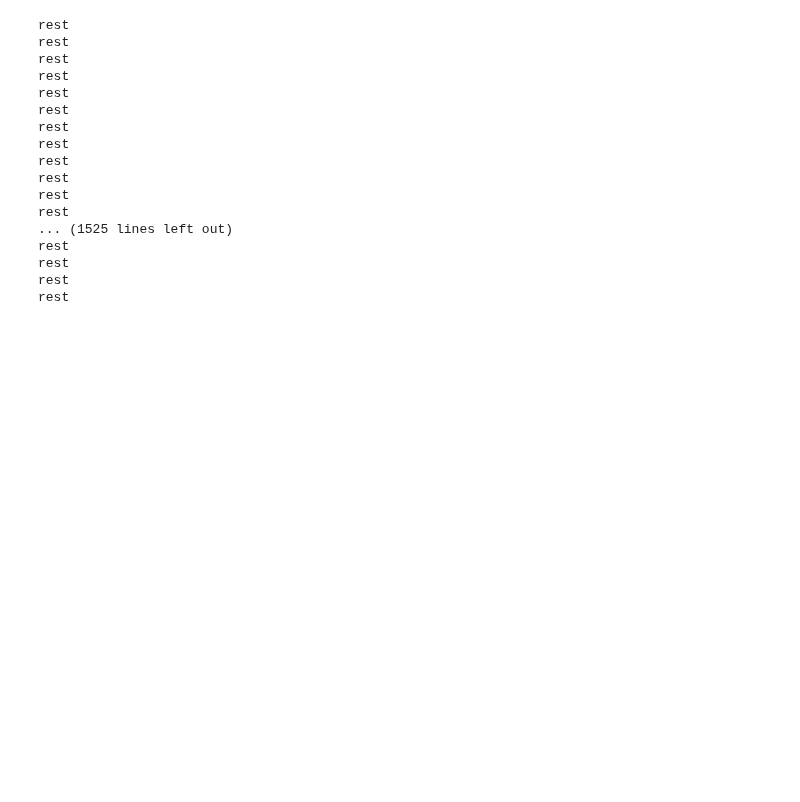
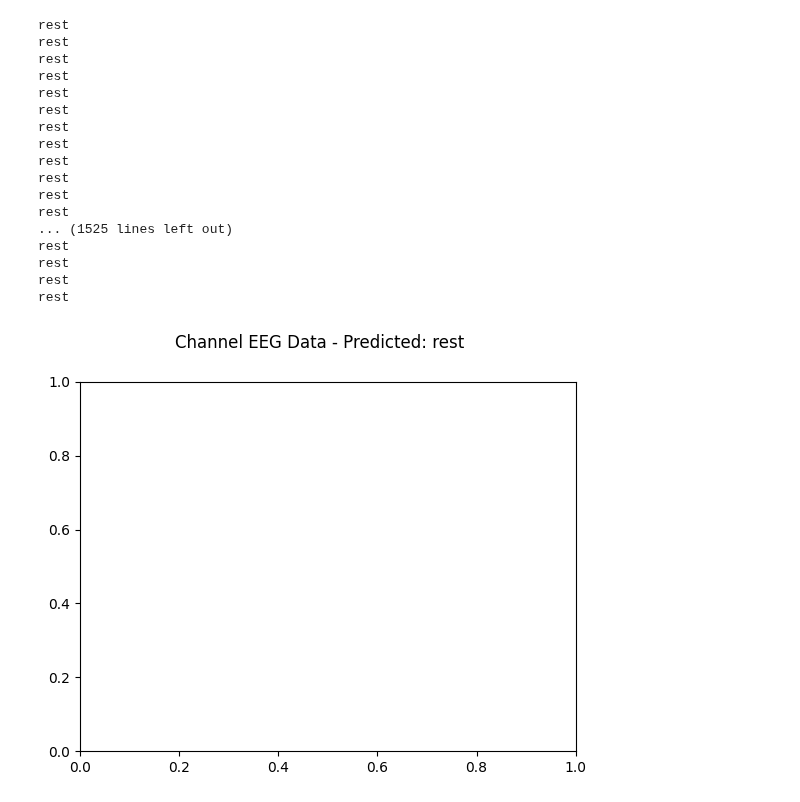
Before and after one commit to greenishcore/Hands-on-EEG, a Jupyter notebook: app/visialization.ipynb, the cells around one changed output. Drawn from its saved outputs; the diff is of its cells as text; code cells hidden in the pictures; blank space fills up the shorter version.

```diff
--- a/app/visialization.ipynb
+++ b/app/visialization.ipynb
@@ -109,3 +109,37 @@ rest
 rest
 rest
 rest
+# %%
+import pandas as pd
+import numpy as np
+import matplotlib.pyplot as plt
+from matplotlib.animation import FuncAnimation
+save_path = 'C:\\Users\\a1882\Desktop\EEG\\new_implement\model\cnn_128_100e_97.pt'
+model.load_state_dict(torch.load(save_path, map_location=torch.device('cpu')))
+model.eval()
+# Create 32 subplots
+fig, axs = plt.subplots()
+hex_green = '#00251C'
+def update(i):
+
+# for i in range(windows.shape[2]):
+    signal_fram = pd.DataFrame(windows[:,:,i])
+    input = torch.from_numpy(signal_fram.values)
+    input = input.unsqueeze(0)
+    output = model(input.float())
+    _, pred = torch.max(output, dim=1)  # 找到预测分数最大的类别，得到预测类别
+    label_map = {0: 'lefthand', 1:'read' ,  2:'rest', 3: 'walkbase', 4: 'walkl' ,5: 'walkfocus'}
+    title = f'Channel EEG Data - Predicted: {label_map[pred.item()]}'
+    fig.suptitle(title)
+
+# Create the animation
+ani = FuncAnimation(fig, update, frames=windows.shape[2], interval=1000, repeat=False)
+
+# Save the animation as a GIF
+ani.save('predict.gif', writer='pillow', fps=1)
+
+# Show the plot (this will also run the animation)
+plt.show()
+    # print(label_map[pred.item()])
+# %% [output]
+[figure, added]
```
Also changed, not shown: parts of 1 cell of this notebook.
